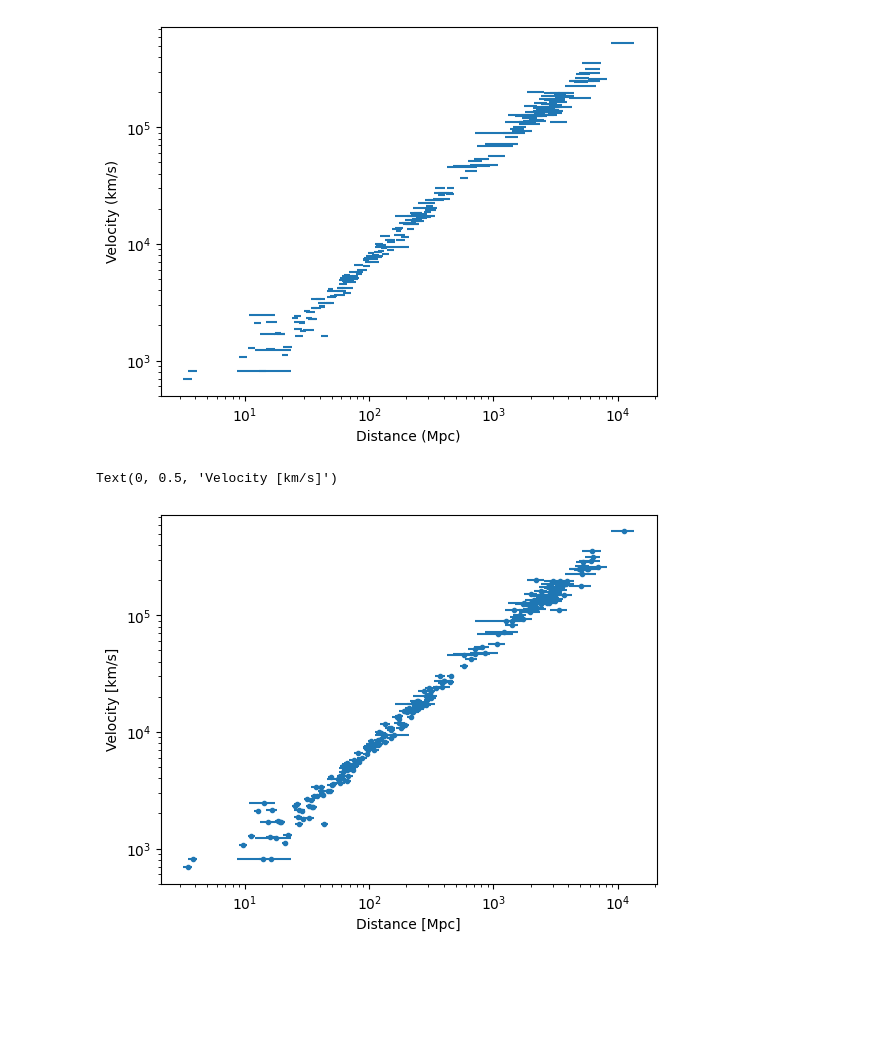
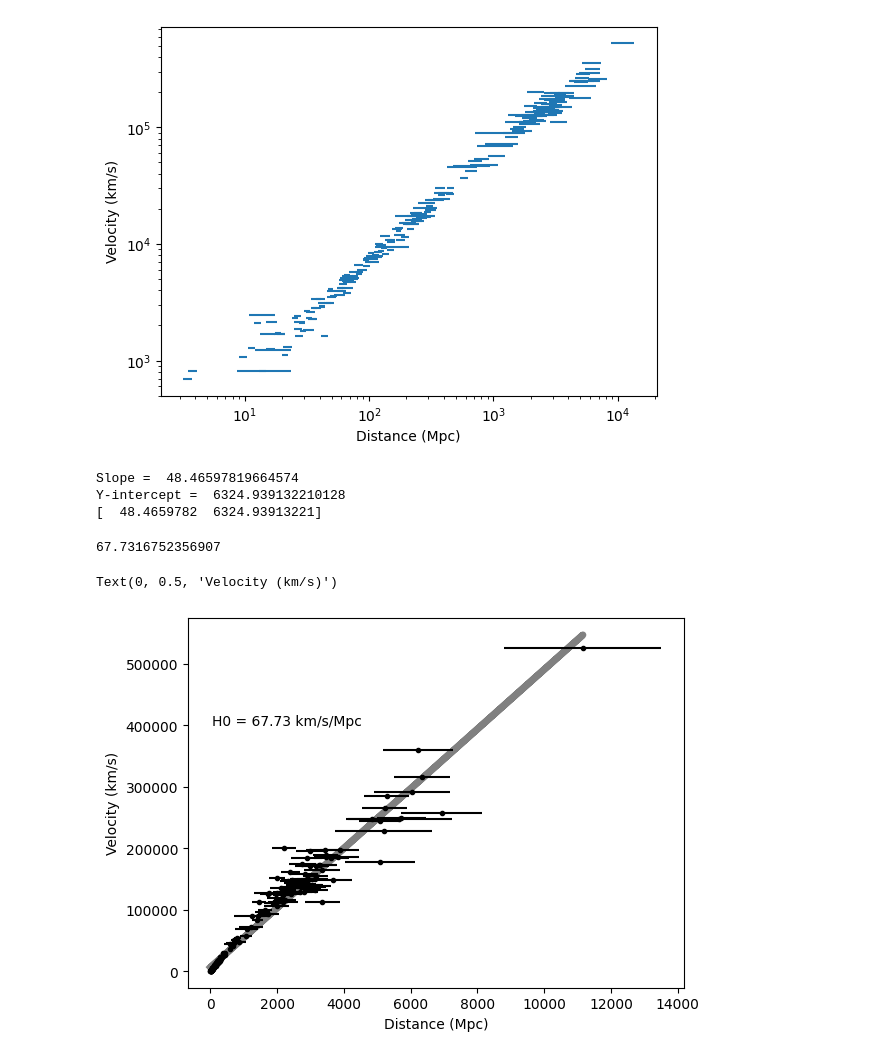
Before and after one commit to sawible/AHHHHHHHHHHH, a Jupyter notebook: Redshift.ipynb, the cells around one changed output. Drawn from its saved outputs; the diff is of its cells as text; code cells hidden in the pictures; blank space fills up the shorter version.

```diff
--- a/Redshift.ipynb
+++ b/Redshift.ipynb
@@ -28,12 +28,31 @@ plt.ylabel("Velocity (km/s)")
 # %% [output]
 Text(0, 0.5, 'Velocity (km/s)')
 [figure]
+# %%
+l_distance = 10**dat["col8"] / 72.0
+l_velocity = 10**dat["col7"]
+z_linear = np.polyfit(l_distance,l_velocity,1)
+C_linear = z_linear[0] * l_distance + z_linear[1]
+print("Slope = ", z_linear[0])
+print("Y-intercept = ", z_linear[1])
+# %% [output]
+Slope =  48.46597819664574
+Y-intercept =  6324.939132210128
+[  48.4659782  6324.93913221]
+# %%
+H0 = l_velocity / l_distance
+print(np.mean(H0))
+# %% [output]
+67.7316752356907
 # %%
-plt.errorbar(distance.to(u.mpc), velocity.to(u.km / u.s), xerr=distance_error.to(u.mpc), marker=".", linestyle="none")
-plt.xscale("log")
-plt.yscale("log")
-plt.xlabel("Distance [Mpc]")
-plt.ylabel("Velocity [km/s]")
+plt.plot(distance.to(u.mpc), C_linear, color="gray", label="Linear fit", linewidth=5)
+
+plt.errorbar(distance.to(u.mpc), velocity.to(u.km / u.s), xerr = distance_error.to(u.mpc), marker = ".", color="black", linestyle="none", label="Data")
+
+plt.annotate("H0 = 67.73 km/s/Mpc", xy = (50,400000))
+
+plt.xlabel("Distance (Mpc)")
+plt.ylabel("Velocity (km/s)")
 # %% [output]
-Text(0, 0.5, 'Velocity [km/s]')
+Text(0, 0.5, 'Velocity (km/s)')
-[figure, old version]
+[figure, new version]
```
Also changed, not shown: parts of 2 cells of this notebook.
